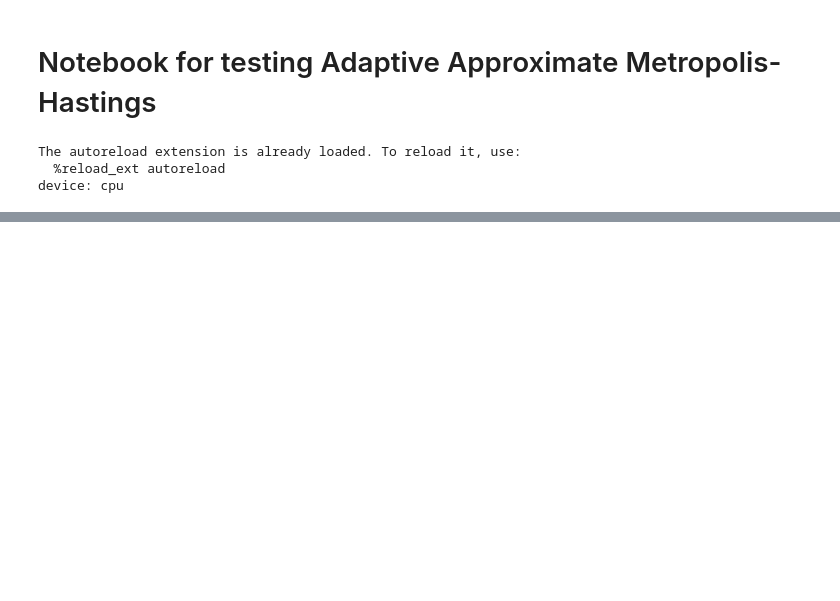
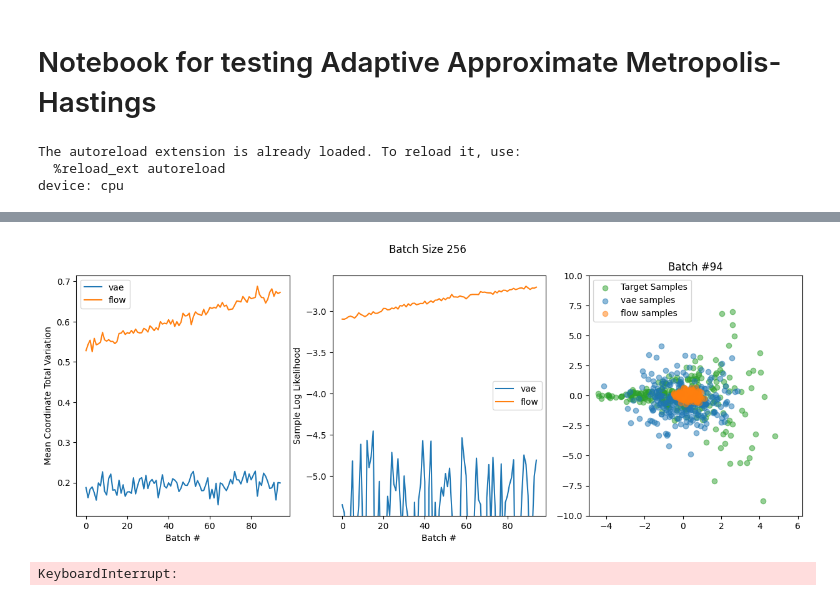
Before and after one commit to xapq/approximate-metropolis-hastings, a Jupyter notebook: notebooks/AdaptiveMH.ipynb, the cells around one changed output, grey strips where cells are left out. Saved outputs shown, nothing was run; the diff lists cells and outputs as text; code cells hidden in the pictures; blank space fills up the shorter version.

```diff
--- a/notebooks/AdaptiveMH.ipynb
+++ b/notebooks/AdaptiveMH.ipynb
@@ -45,3 +61,69 @@ adaptive_sampler = AdaptiveVAESampler(
+# %%
+# %%time
+
+def visualize_training():
+    n_batches = 200
+    batch_size = 256
+    metric = CoordinateDistributionMetric(TotalVariation1d(), projection_coordinates=(0,1))
+    models = [
+        ('vae', vae, vae_trainer),
+        ('flow', flow, flow_trainer)
+    ]
+
+    target_samples = target.sample((batch_size,))
+    test_logs = defaultdict(list)
+    for _, model, __ in models:
+        model.train()
+
+    for batch_idx in range(n_batches):
+        clear_output(wait=True)
+        fig, axs = plt.subplots(ncols=3, figsize=(15,5))
+        fig.suptitle(f'Batch Size {batch_size}')
+
+        axs[2].scatter(*pl(target_samples), label='Target Samples', alpha=0.5, color='tab:green')
+        xlim = axs[2].get_xlim()
+        ylim = axs[2].get_ylim()
+
+        for model_name, model, trainer in models:
+            model_samples = trainer.sample_and_train(batch_size=batch_size)
+            test_logs[model_name + '_likelihood'].append(target.log_prob(model_samples).mean().item())
+            test_logs[model_name + '_metric'].append(metric(target_samples, model_samples))
+            axs[2].scatter(*pl(model_samples), label=model_name + ' samples', alpha=0.5)
+
+        ax = axs[2]
+        ax.set_title(f'Batch #{batch_idx}')
+        ax.set_xlim(xlim)
+        ax.set_ylim(-10, 10)
+
+        ax = axs[0]
+        ax.set_xlabel('Batch #')
+        ax.set_ylabel(metric.name())
+        for model_name, _, __ in models:
+            ax.plot(np.arange(batch_idx + 1), test_logs[model_name + '_metric'], label=model_name)
+
+        ax = axs[1]
+        ax.set_xlabel('Batch #')
+        ax.set_ylabel('Sample Log Likelihood')
+        for model_name, _, __ in models:
+            ax.plot(np.arange(batch_idx + 1), test_logs[model_name + '_likelihood'], label=model_name)
+        ymin = min([test_logs[model_name + '_likelihood'][0] for model_name, _, __ in models])
+        ymax = max([np.max(test_logs[model_name + '_likelihood']) for model_name, _, __ in models])
+        padding = 0.05
+        yrange = ymax - ymin
+        ax.set_ylim(ymin - padding*yrange, ymax + padding*yrange)
+
+        for ax in axs:
+            ax.legend()
+
+        plt.show()
+        sleep(1)
+
+    vae.eval()
+
+visualize_training()
+# %% [output]
+[figure, added]
+KeyboardInterrupt:
 # %%
 def retrain_and_sample():
     adaptive_sampler.retrain(
```
Also changed, not shown: parts of 8 cells of this notebook, 15 other files.
